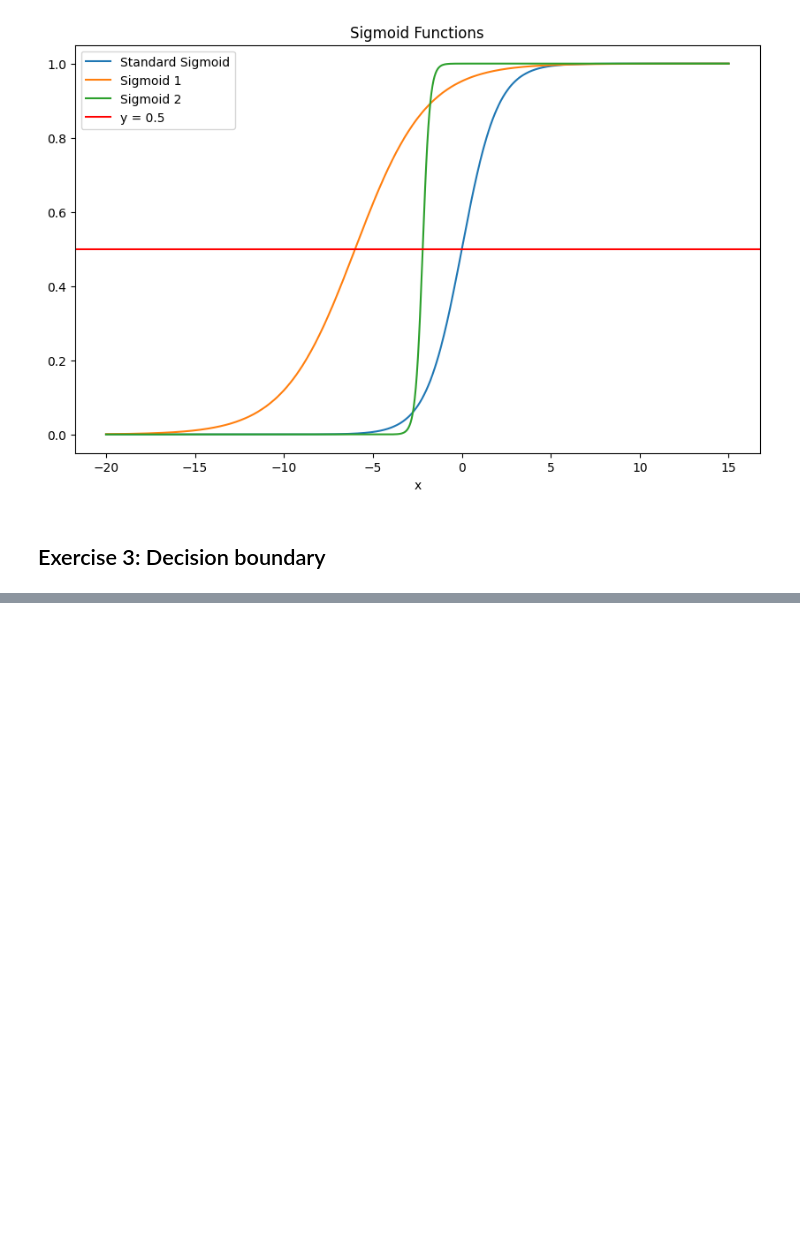
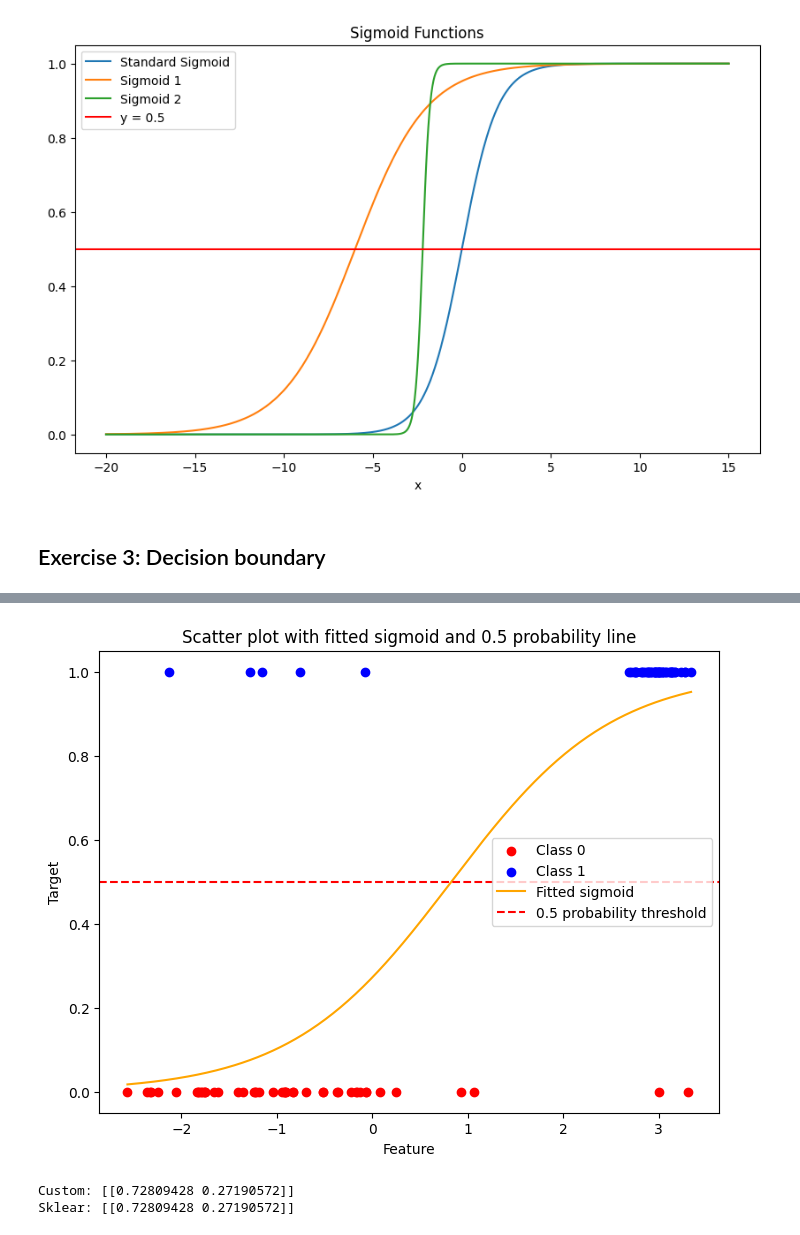
Before and after one commit to AntonWiklund1/Antons-Ai-Learning, a Jupyter notebook: piscine/Classification/Classification_Notebook.ipynb, the cells around one changed output, grey strips where cells are left out. Drawn from its saved outputs; the diff is of its cells as text; code cells hidden in the pictures; blank space fills up the shorter version.

```diff
--- a/piscine/Classification/Classification_Notebook.ipynb
+++ b/piscine/Classification/Classification_Notebook.ipynb
@@ -96,0 +155,48 @@ plt.show()
+# %%
+
+# Generate a range of values from the minimum to maximum value of X
+x_values = np.linspace(X.min(), X.max(), 300)
+
+# Calculate the probability predictions (sigmoid function)
+y_values = model.predict_proba(x_values.reshape(-1, 1))[:, 1]
+
+# Plotting the original data
+plt.figure(figsize=(8, 6))
+plt.scatter(X[y == 0], y[y == 0], color='red', label='Class 0')
+plt.scatter(X[y == 1], y[y == 1], color='blue', label='Class 1')
+
+# Adding the fitted sigmoid curve
+plt.plot(x_values, y_values, color='orange', label='Fitted sigmoid')
+
+# Adding the 0.5 probability line
+plt.axhline(y=0.5, color='red', linestyle='--', label='0.5 probability threshold')
+
+plt.title('Scatter plot with fitted sigmoid and 0.5 probability line')
+plt.xlabel('Feature')
+plt.ylabel('Target')
+plt.legend()
+plt.show()
+# %% [output]
+[figure, added]
+# %%
+# Define the predict_probability function
+def predict_class(data_point, coef, intercept):
+    # Calculate the linear combination of the input data and the model coefficients
+    z = np.dot(data_point, coef) + intercept
+    # Compute the probability for class 1 using the sigmoid function
+    probability_class_1 = 1 / (1 + np.exp(-z))
+    probability_class_0 = 1 - probability_class_1
+    return np.column_stack((probability_class_0, probability_class_1))
+
+# Test the function with an example data point using the coefficients and intercept from the trained model
+example_data_point = np.array([[0]])  # Example data point (as a 2D array for compatibility with dot product)
+predicted_probability_custom = predict_class(example_data_point, model.coef_, model.intercept_)
+
+# Compare to the results from the predict_proba method from Scikit-learn
+predicted_probability_sklearn = model.predict_proba(example_data_point)
+
+print(f"Custom: {predicted_probability_custom}")
+print(f"Sklear: {predicted_probability_sklearn}")
+# %% [output]
+Custom: [[0.72809428 0.27190572]]
+Sklear: [[0.72809428 0.27190572]]
```
Also changed, not shown: parts of 15 cells of this notebook.
